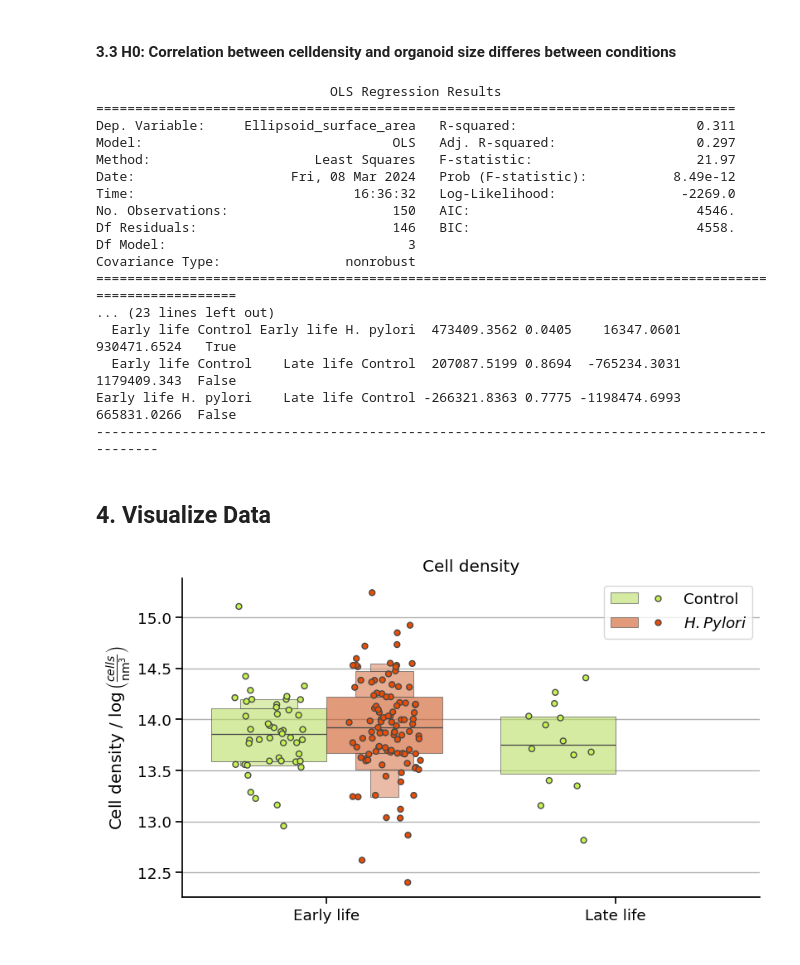
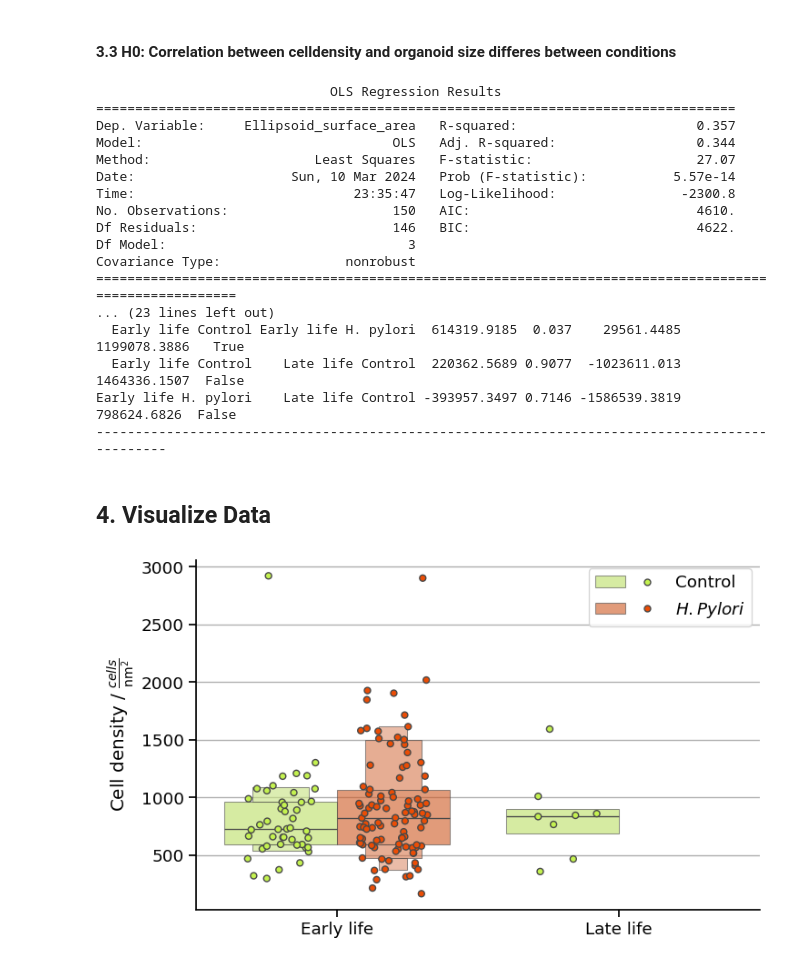
Before and after one commit to DaRoemer/OrganoCellQuant, a Jupyter notebook: Cell_count_analysis.ipynb, the cells around one changed output. Saved outputs shown, nothing was run; the diff lists cells and outputs as text; code cells hidden in the pictures.

```diff
--- a/Cell_count_analysis.ipynb
+++ b/Cell_count_analysis.ipynb
@@ -56,8 +59,8 @@ Data['number slices top half']  = Data['number slices top half'].apply(calculate
 Data['dz']                      = Data['number slices top half'] * CF_z
 
 # Calculate surface of ellipsoid
-Data['Ellipsoid_surface_area']  = Data.apply(lambda row: ellipsoid_surface_area(row['dz'], row['small diameter µm'], row['biggest diameter µm']), axis=1)
-Data['cells_per_area']          = Data['number cells top half'] / Data['Ellipsoid_surface_area'] * 2000000000
+Data['Ellipsoid_surface_area']  = Data.apply(lambda row: ellipsoid_surface_area(row['dz']*2, row['small diameter µm'], row['biggest diameter µm']), axis=1)
+Data['cells_per_area']          = Data['number cells top half'] / Data['Ellipsoid_surface_area'] * 2 *1000000
 Data['cells_per_area_log']      = np.log(Data['cells_per_area'])
 Data['n_cells_log']             = np.log(Data['number cells top half'])
 
@@ -79,16 +82,19 @@ filtered_data = DataVerify[DataVerify['number cells top half'].notna() & DataVer
 # Convert the columns to numeric, handling non-numeric values
 filtered_data['number cells top half'] = pd.to_numeric(filtered_data['number cells top half'], errors='coerce')
 filtered_data['number cells'] = pd.to_numeric(filtered_data['number cells'], errors='coerce')
-fig, ax1 = plt.subplots()
+fig, ax1 = plt.subplots(figsize=(8,5))
 sns.regplot(data = filtered_data,
             x = 'number cells top half',
             y = 'number cells', color = '#D8A02B',
             ax=ax1)
 # Add grid
-ax1.grid(axis='y')
+ax1.grid()
 ax1.set_axisbelow(True)
 ax1.set_ylabel('number of cells - total')
 ax1.set_xlabel('number of cells - top half')
+ax1.set_ylim(0,1400)
+ax1.set_xlim(0,801)
+
 
 
 # Remove spine
@@ -266,77 +321,75 @@ print(posthoc)
 # %% [output]
                               OLS Regression Results
 ==================================================================================
-Dep. Variable:     Ellipsoid_surface_area   R-squared:                       0.311
-Model:                                OLS   Adj. R-squared:                  0.297
-Method:                     Least Squares   F-statistic:                     21.97
-Date:                    Fri, 08 Mar 2024   Prob (F-statistic):           8.49e-12
-Time:                            16:36:32   Log-Likelihood:                -2269.0
-No. Observations:                     150   AIC:                             4546.
-Df Residuals:                         146   BIC:                             4558.
+Dep. Variable:     Ellipsoid_surface_area   R-squared:                       0.357
+Model:                                OLS   Adj. R-squared:                  0.344
+Method:                     Least Squares   F-statistic:                     27.07
+Date:                    Sun, 10 Mar 2024   Prob (F-statistic):           5.57e-14
+Time:                            23:35:47   Log-Likelihood:                -2300.8
+No. Observations:                     150   AIC:                             4610.
+Df Residuals:                         146   BIC:                             4622.
 Df Model:                               3
 Covariance Type:                nonrobust
 ========================================================================================================
 ... (23 lines left out)
-  Early life Control Early life H. pylori  473409.3562 0.0405    16347.0601 930471.6524   True
-  Early life Control    Late life Control  207087.5199 0.8694  -765234.3031 1179409.343  False
-Early life H. pylori    Late life Control -266321.8363 0.7775 -1198474.6993 665831.0266  False
-----------------------------------------------------------------------------------------------
+  Early life Control Early life H. pylori  614319.9185  0.037    29561.4485 1199078.3886   True
+  Early life Control    Late life Control  220362.5689 0.9077  -1023611.013 1464336.1507  False
+Early life H. pylori    Late life Control -393957.3497 0.7146 -1586539.3819  798624.6826  False
+-----------------------------------------------------------------------------------------------
 # %% [markdown]
 ## 4. Visualize Data
 # %%
 
 # Create figure and seaborn context
-sns.set_context('notebook', font_scale=1.2)
-fig, ax1 = plt.subplots(figsize=(9,5))
+fig, ax1 = plt.subplots(figsize=(8,5))
 
 # Create the plot
-sns.boxenplot(y="cells_per_area_log",
+sns.boxenplot(y="cells_per_area",
 hue="Category",
 palette=['#c4f250', '#eb4d05'],
-data=Data,
+data=DataTrusted,
 x = 'Infection_time',
 box_kws={'alpha': 0.6},
 showfliers = False,
 ax=ax1
 )
 
-sns.stripplot(data=Data,
-y="cells_per_area_log",
+sns.stripplot(data=DataTrusted,
+y="cells_per_area",
 hue="Category",
 x="Infection_time",
 palette=['#c4f250', '#eb4d05'],
 dodge=True,
 edgecolor='gray',
 linewidth=1,
 jitter = 0.25,
 ax=ax1)
 
 
 handles, labels = ax1.get_legend_handles_labels()
 
 ax1.legend(handles=[(handles[0], handles[2]), (handles[1], handles[3])],
           labels=['Control', '$\it{H. Pylori}$'],
           loc='best', handlelength=4,
           handler_map={tuple: HandlerTuple(ndivide=None)})
 
 
 
 # Add grid
 ax1.grid(axis='y')
 ax1.set_axisbelow(True)
-ax1.set_title('Cell density')
-ax1.set_ylabel(r'Cell density / $\log\left(\frac{cells}{\mathrm{nm}^3}\right)$')
+ax1.set_ylabel(r'Cell density / $\frac{cells}{\mathrm{nm}^2}$')
 ax1.set_xlabel('')
 
 
 # Remove spine
 for s in ["top", "right"]:
     ax1.spines[s].set_visible(False)
 
 # Show the plot
 plt.show()
 # %% [output]
-[figure, old version]
+[figure, new version]
 # %%
 DataTrusted.head(1)
 # %% [output]
```
Also changed, not shown: parts of 9 cells of this notebook.
